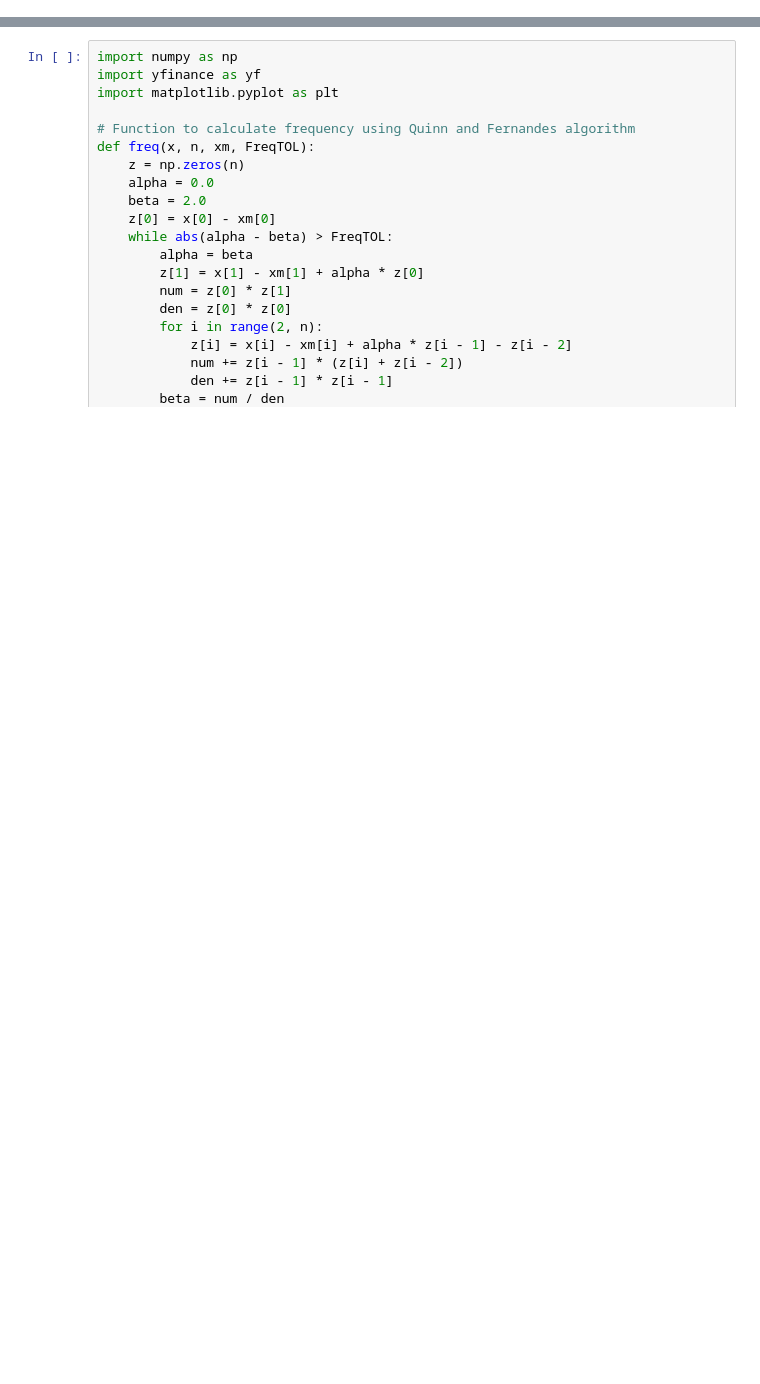
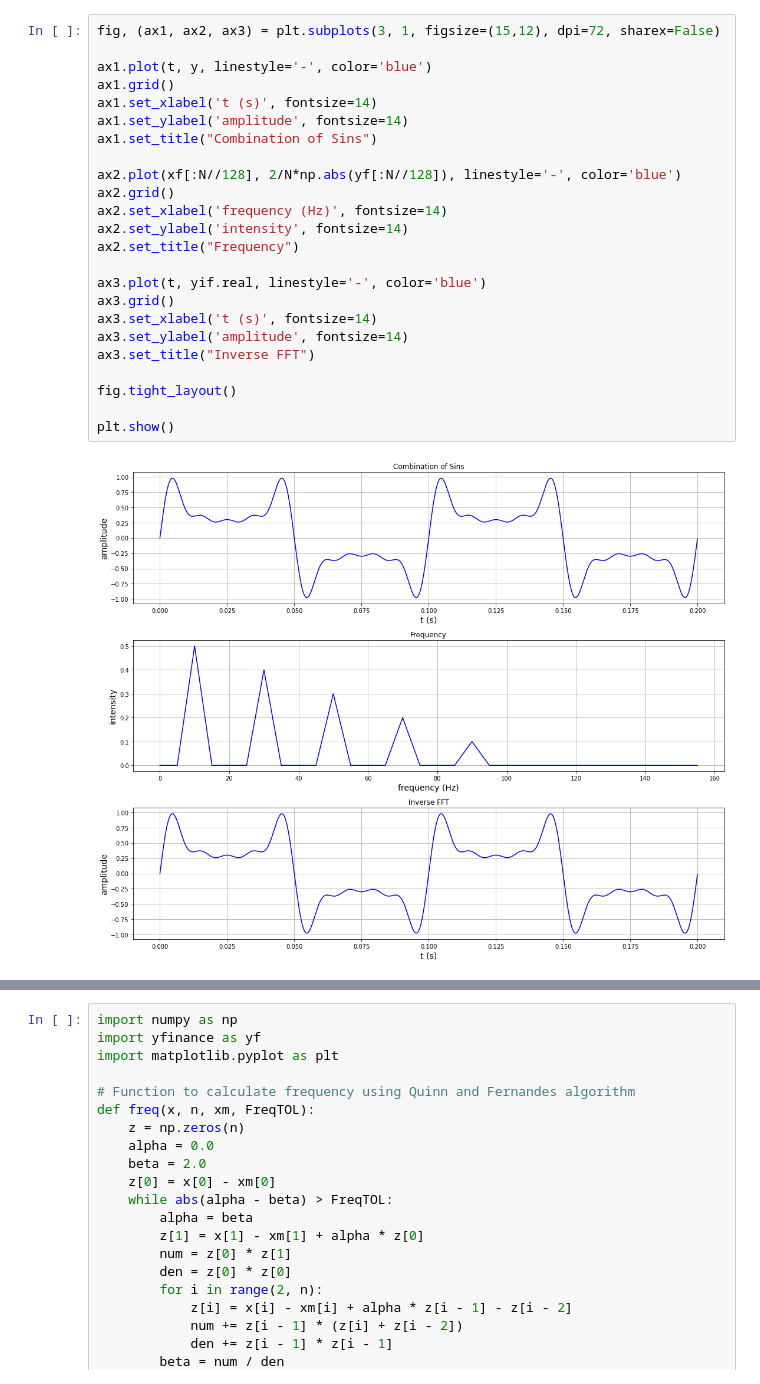
Before and after one commit to tsungyou/CDP_ZacksRank_TW1000, a Jupyter notebook: folder/MetaTrader_mq5_files/FFT_in_python.ipynb, the cells around one changed output, grey strips where cells are left out. Drawn from its saved outputs; the diff is of its cells as text; blank space fills up the shorter version.

```diff
--- a/folder/MetaTrader_mq5_files/FFT_in_python.ipynb
+++ b/folder/MetaTrader_mq5_files/FFT_in_python.ipynb
@@ -0,0 +49,26 @@
+# %%
+fig, (ax1, ax2, ax3) = plt.subplots(3, 1, figsize=(15,12), dpi=72, sharex=False)
+
+ax1.plot(t, y, linestyle='-', color='blue')
+ax1.grid()
+ax1.set_xlabel('t (s)', fontsize=14)
+ax1.set_ylabel('amplitude', fontsize=14)
+ax1.set_title("Combination of Sins")
+
+ax2.plot(xf[:N//128], 2/N*np.abs(yf[:N//128]), linestyle='-', color='blue')
+ax2.grid()
+ax2.set_xlabel('frequency (Hz)', fontsize=14)
+ax2.set_ylabel('intensity', fontsize=14)
+ax2.set_title("Frequency")
+
+ax3.plot(t, yif.real, linestyle='-', color='blue')
+ax3.grid()
+ax3.set_xlabel('t (s)', fontsize=14)
+ax3.set_ylabel('amplitude', fontsize=14)
+ax3.set_title("Inverse FFT")
+
+fig.tight_layout()
+
+plt.show()
+# %% [output]
+[figure, added]
```
Also changed, not shown: parts of 7 cells of this notebook.
